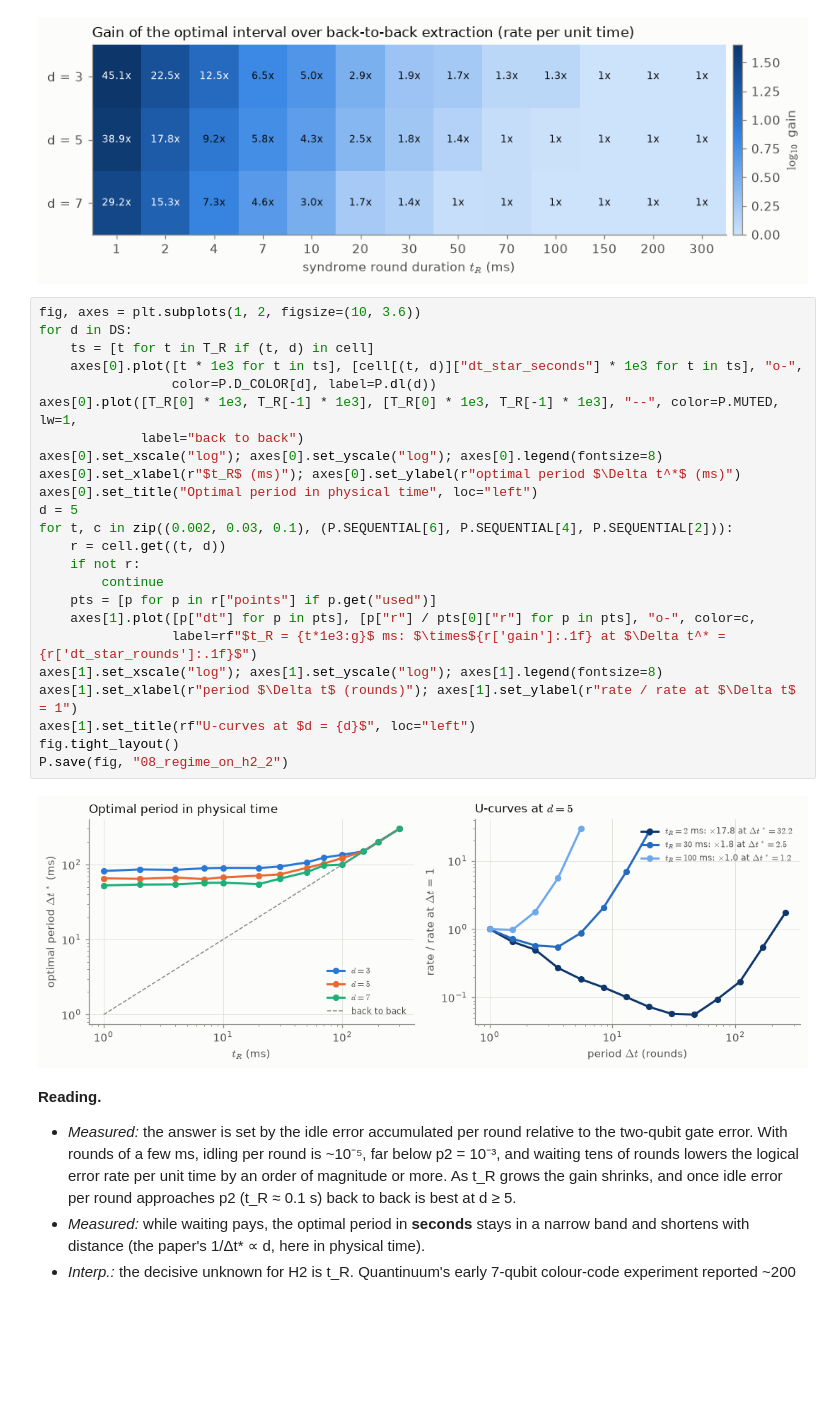
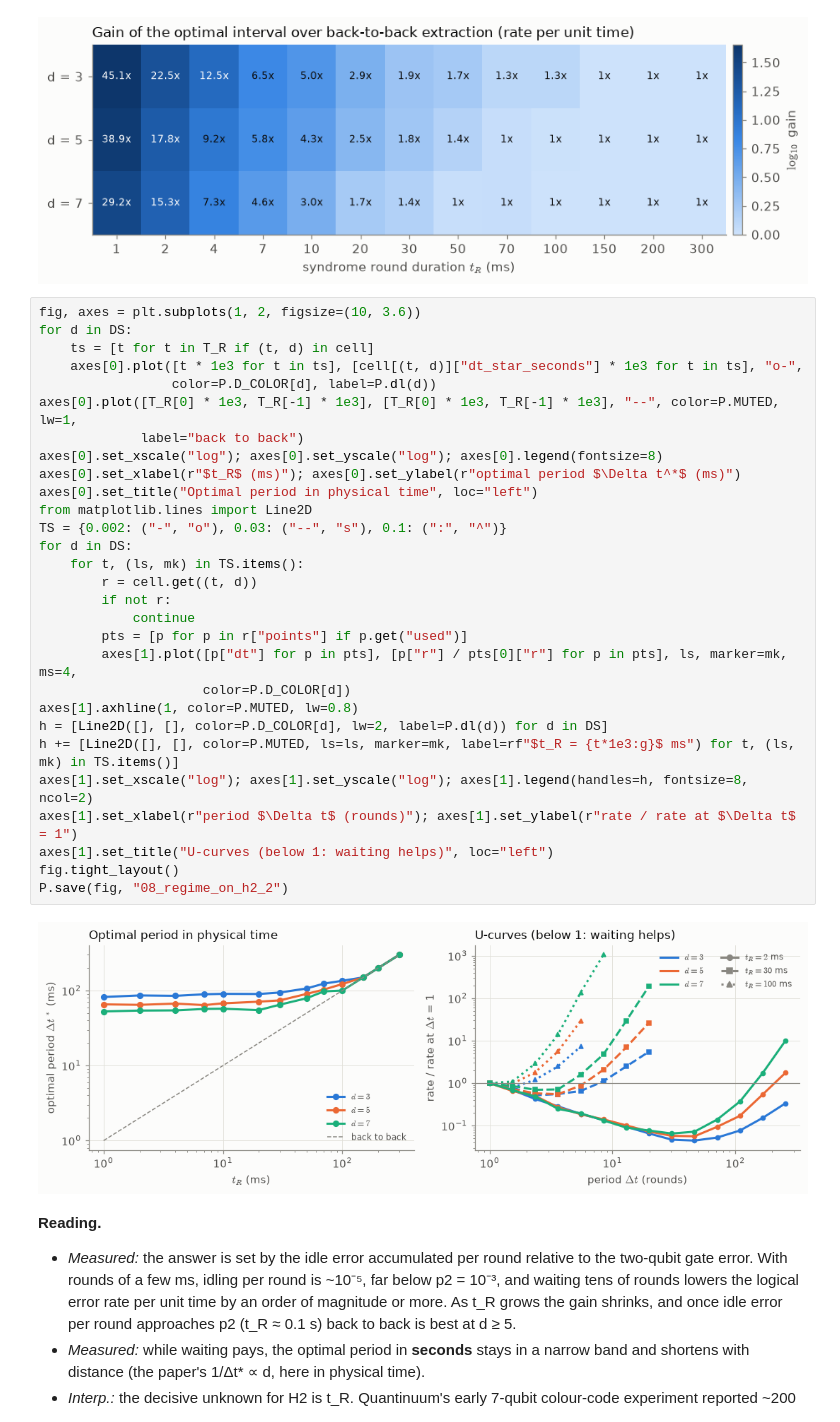
Before and after one commit to hvermaQ/qec-timing-submission, a Jupyter notebook: notebooks/08_regime_on_h2.ipynb, the cells around one changed output. Drawn from its saved outputs; the diff is of its cells as text; blank space fills up the shorter version.

Commit message:
Notebook 08: U-curves for all distances (colour = d, line/marker = t_R)
Co-Authored-By: Claude Opus 5.5 <noreply@anthropic.com>

```diff
--- a/notebooks/08_regime_on_h2.ipynb
+++ b/notebooks/08_regime_on_h2.ipynb
@@ -81,29 +81,34 @@ P.save(fig, "08_regime_on_h2_1")
 # %%
 fig, axes = plt.subplots(1, 2, figsize=(10, 3.6))
 for d in DS:
     ts = [t for t in T_R if (t, d) in cell]
     axes[0].plot([t * 1e3 for t in ts], [cell[(t, d)]["dt_star_seconds"] * 1e3 for t in ts], "o-",
                  color=P.D_COLOR[d], label=P.dl(d))
 axes[0].plot([T_R[0] * 1e3, T_R[-1] * 1e3], [T_R[0] * 1e3, T_R[-1] * 1e3], "--", color=P.MUTED, lw=1,
              label="back to back")
 axes[0].set_xscale("log"); axes[0].set_yscale("log"); axes[0].legend(fontsize=8)
 axes[0].set_xlabel(r"$t_R$ (ms)"); axes[0].set_ylabel(r"optimal period $\Delta t^*$ (ms)")
 axes[0].set_title("Optimal period in physical time", loc="left")
-d = 5
-for t, c in zip((0.002, 0.03, 0.1), (P.SEQUENTIAL[6], P.SEQUENTIAL[4], P.SEQUENTIAL[2])):
-    r = cell.get((t, d))
-    if not r:
-        continue
-    pts = [p for p in r["points"] if p.get("used")]
-    axes[1].plot([p["dt"] for p in pts], [p["r"] / pts[0]["r"] for p in pts], "o-", color=c,
-                 label=rf"$t_R = {t*1e3:g}$ ms: $\times${r['gain']:.1f} at $\Delta t^* = {r['dt_star_rounds']:.1f}$")
-axes[1].set_xscale("log"); axes[1].set_yscale("log"); axes[1].legend(fontsize=8)
+from matplotlib.lines import Line2D
+TS = {0.002: ("-", "o"), 0.03: ("--", "s"), 0.1: (":", "^")}
+for d in DS:
+    for t, (ls, mk) in TS.items():
+        r = cell.get((t, d))
+        if not r:
+            continue
+        pts = [p for p in r["points"] if p.get("used")]
+        axes[1].plot([p["dt"] for p in pts], [p["r"] / pts[0]["r"] for p in pts], ls, marker=mk, ms=4,
+                     color=P.D_COLOR[d])
+axes[1].axhline(1, color=P.MUTED, lw=0.8)
+h = [Line2D([], [], color=P.D_COLOR[d], lw=2, label=P.dl(d)) for d in DS]
+h += [Line2D([], [], color=P.MUTED, ls=ls, marker=mk, label=rf"$t_R = {t*1e3:g}$ ms") for t, (ls, mk) in TS.items()]
+axes[1].set_xscale("log"); axes[1].set_yscale("log"); axes[1].legend(handles=h, fontsize=8, ncol=2)
 axes[1].set_xlabel(r"period $\Delta t$ (rounds)"); axes[1].set_ylabel(r"rate / rate at $\Delta t$ = 1")
-axes[1].set_title(rf"U-curves at $d = {d}$", loc="left")
+axes[1].set_title("U-curves (below 1: waiting helps)", loc="left")
 fig.tight_layout()
 P.save(fig, "08_regime_on_h2_2")
 # %% [output]
-[figure, old version]
+[figure, new version]
 # %% [markdown]
 **Reading.**
 - *Measured:* the answer is set by the idle error accumulated per round relative to the
```
Also changed, not shown: 2 other files.
